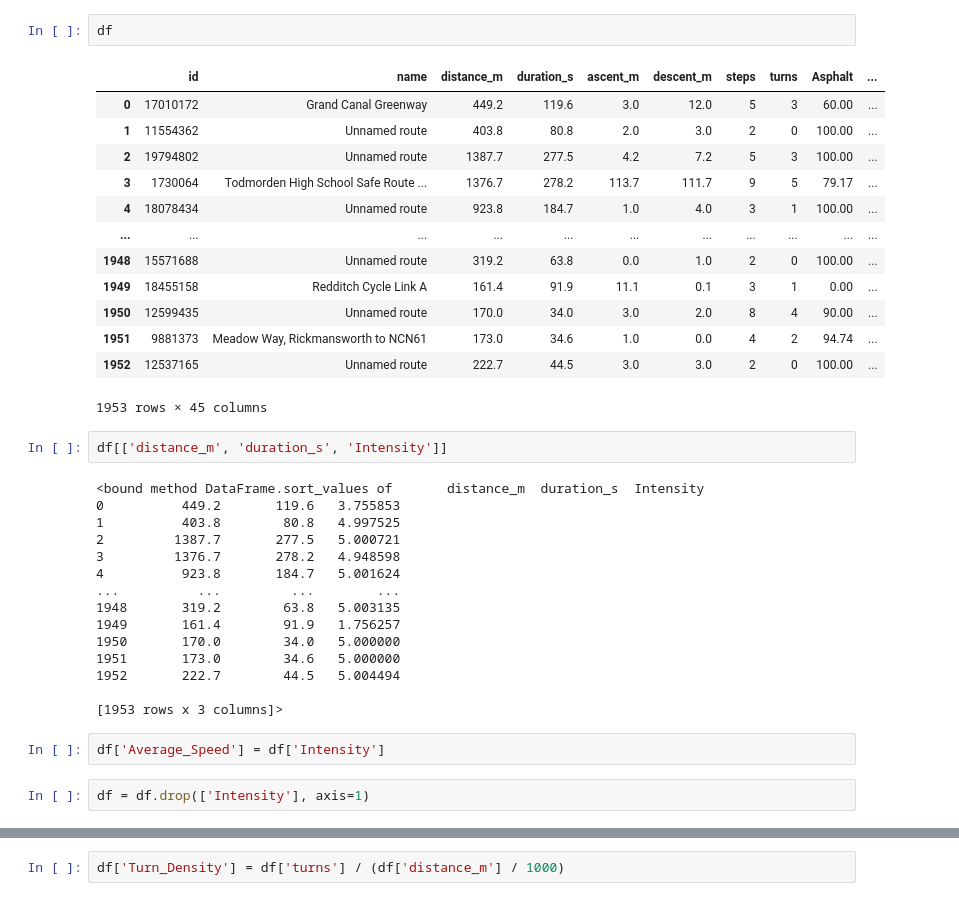
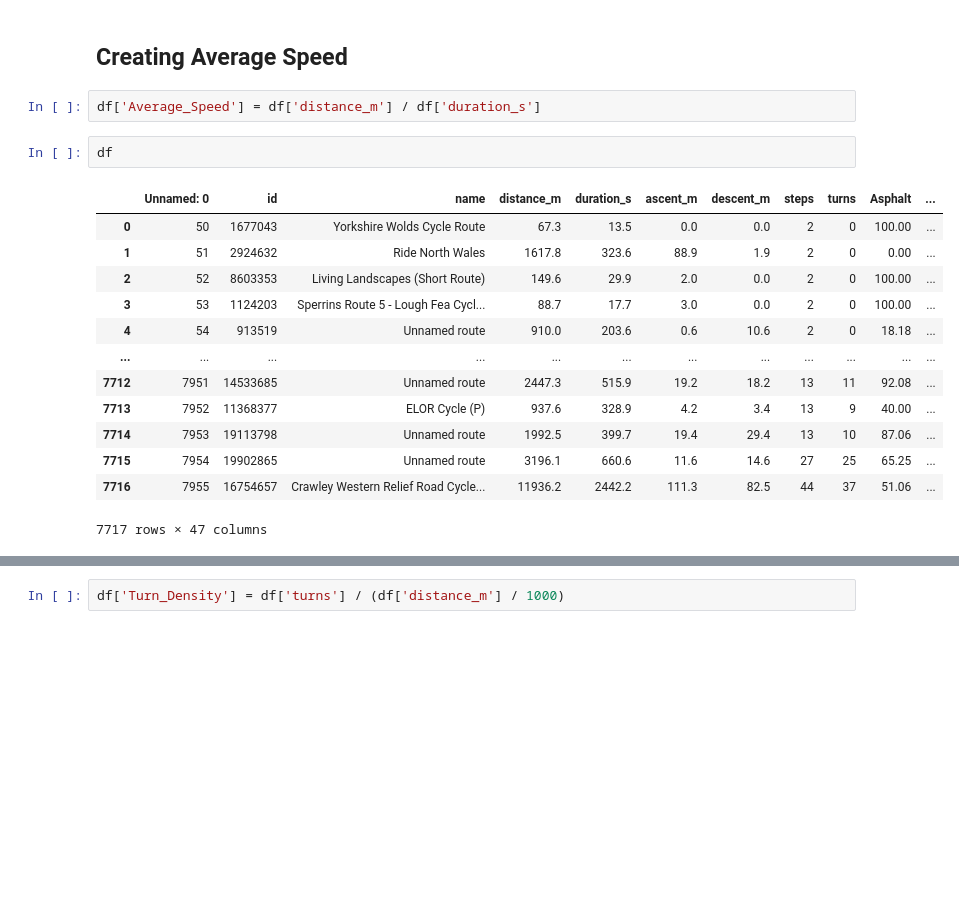
Before and after one commit to Eugle3/cycle_more, a Jupyter notebook: Notebooks/Feature Engineering.ipynb, the cells around one changed output, grey strips where cells are left out. Drawn from its saved outputs; the diff is of its cells as text; blank space fills up the shorter version.

```diff
--- a/Notebooks/Feature Engineering.ipynb
+++ b/Notebooks/Feature Engineering.ipynb
@@ -22,37 +21,20 @@ df
-# %%
-df
-# %% [output]
-|  | id | name | distance_m | duration_s | ascent_m | descent_m | steps | turns | Asphalt | ... |
-| 0 | 17010172 | Grand Canal Greenway | 449.2 | 119.6 | 3.0 | 12.0 | 5 | 3 | 60.00 | ... |
-| 1 | 11554362 | Unnamed route | 403.8 | 80.8 | 2.0 | 3.0 | 2 | 0 | 100.00 | ... |
-| 2 | 19794802 | Unnamed route | 1387.7 | 277.5 | 4.2 | 7.2 | 5 | 3 | 100.00 | ... |
-| 3 | 1730064 | Todmorden High School Safe Route ... | 1376.7 | 278.2 | 113.7 | 111.7 | 9 | 5 | 79.17 | ... |
-| 4 | 18078434 | Unnamed route | 923.8 | 184.7 | 1.0 | 4.0 | 3 | 1 | 100.00 | ... |
-| ... | ... | ... | ... | ... | ... | ... | ... | ... | ... | ... |
-| 1948 | 15571688 | Unnamed route | 319.2 | 63.8 | 0.0 | 1.0 | 2 | 0 | 100.00 | ... |
-| 1949 | 18455158 | Redditch Cycle Link A | 161.4 | 91.9 | 11.1 | 0.1 | 3 | 1 | 0.00 | ... |
-| 1950 | 12599435 | Unnamed route | 170.0 | 34.0 | 3.0 | 2.0 | 8 | 4 | 90.00 | ... |
-| 1951 | 9881373 | Meadow Way, Rickmansworth to NCN61 | 173.0 | 34.6 | 1.0 | 0.0 | 4 | 2 | 94.74 | ... |
-| 1952 | 12537165 | Unnamed route | 222.7 | 44.5 | 3.0 | 3.0 | 2 | 0 | 100.00 | ... |
-1953 rows × 45 columns
+# %% [markdown]
+## Creating Average Speed
+# %%
+df['Average_Speed'] = df['distance_m'] / df['duration_s']
 # %%
-df[['distance_m', 'duration_s', 'Intensity']]
+df
 # %% [output]
+|  | Unnamed: 0 | id | name | distance_m | duration_s | ascent_m | descent_m | steps | turns | Asphalt | ... |
+| 0 | 50 | 1677043 | Yorkshire Wolds Cycle Route | 67.3 | 13.5 | 0.0 | 0.0 | 2 | 0 | 100.00 | ... |
+| 1 | 51 | 2924632 | Ride North Wales | 1617.8 | 323.6 | 88.9 | 1.9 | 2 | 0 | 0.00 | ... |
+| 2 | 52 | 8603353 | Living Landscapes (Short Route) | 149.6 | 29.9 | 2.0 | 0.0 | 2 | 0 | 100.00 | ... |
+| 3 | 53 | 1124203 | Sperrins Route 5 - Lough Fea Cycl... | 88.7 | 17.7 | 3.0 | 0.0 | 2 | 0 | 100.00 | ... |
+| 4 | 54 | 913519 | Unnamed route | 910.0 | 203.6 | 0.6 | 10.6 | 2 | 0 | 18.18 | ... |
+| ... | ... | ... | ... | ... | ... | ... | ... | ... | ... | ... | ... |
+| 7712 | 7951 | 14533685 | Unnamed route | 2447.3 | 515.9 | 19.2 | 18.2 | 13 | 11 | 92.08 | ... |
+| 7713 | 7952 | 11368377 | ELOR Cycle (P) | 937.6 | 328.9 | 4.2 | 3.4 | 13 | 9 | 40.00 | ... |
+| 7714 | 7953 | 19113798 | Unnamed route | 1992.5 | 399.7 | 19.4 | 29.4 | 13 | 10 | 87.06 | ... |
+| 7715 | 7954 | 19902865 | Unnamed route | 3196.1 | 660.6 | 11.6 | 14.6 | 27 | 25 | 65.25 | ... |
+| 7716 | 7955 | 16754657 | Crawley Western Relief Road Cycle... | 11936.2 | 2442.2 | 111.3 | 82.5 | 44 | 37 | 51.06 | ... |
-<bound method DataFrame.sort_values of       distance_m  duration_s  Intensity
-0          449.2       119.6   3.755853
-1          403.8        80.8   4.997525
-2         1387.7       277.5   5.000721
-3         1376.7       278.2   4.948598
-4          923.8       184.7   5.001624
-...          ...         ...        ...
-1948       319.2        63.8   5.003135
-1949       161.4        91.9   1.756257
-1950       170.0        34.0   5.000000
-1951       173.0        34.6   5.000000
-1952       222.7        44.5   5.004494
-
-[1953 rows x 3 columns]>
+7717 rows × 47 columns
-# %%
-df['Average_Speed'] = df['Intensity']
-# %%
-df = df.drop(['Intensity'], axis=1)
```
Also changed, not shown: parts of 8 cells of this notebook, 4 other files.
